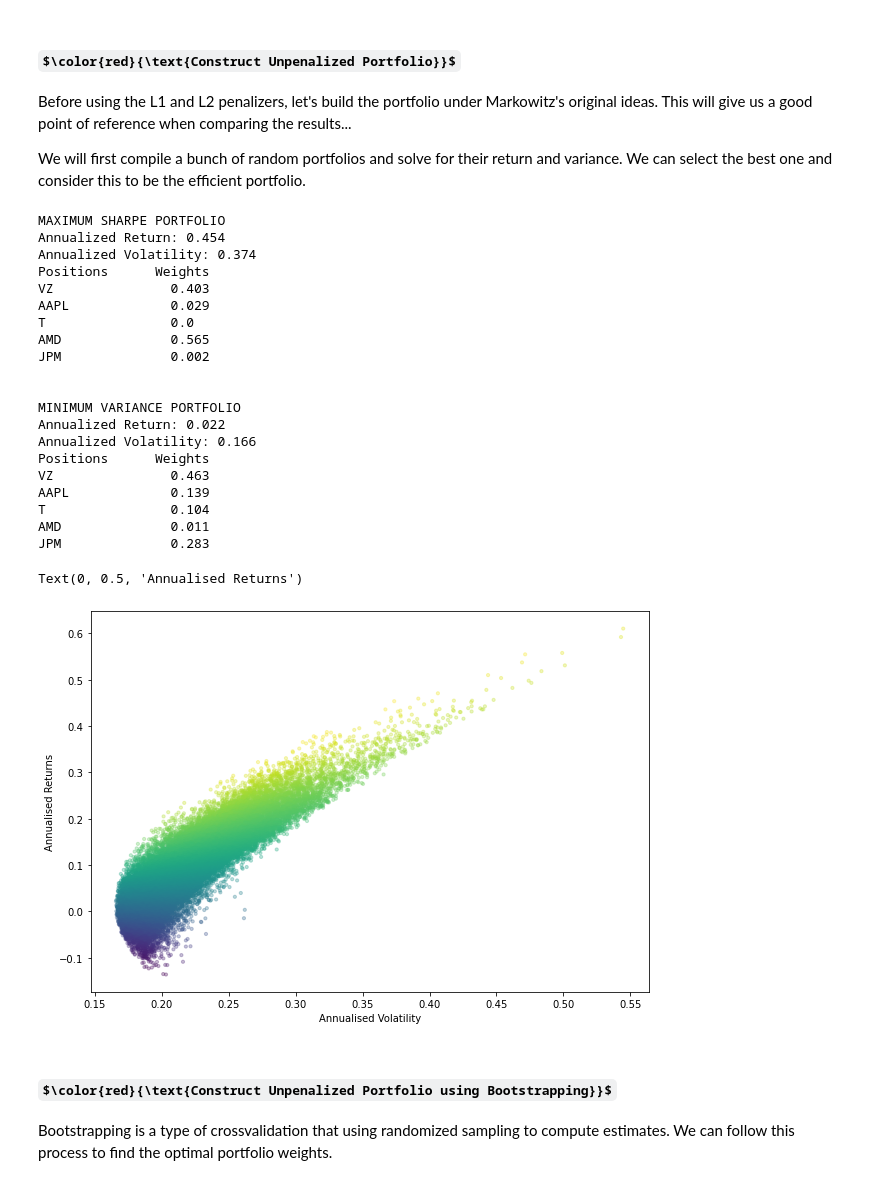
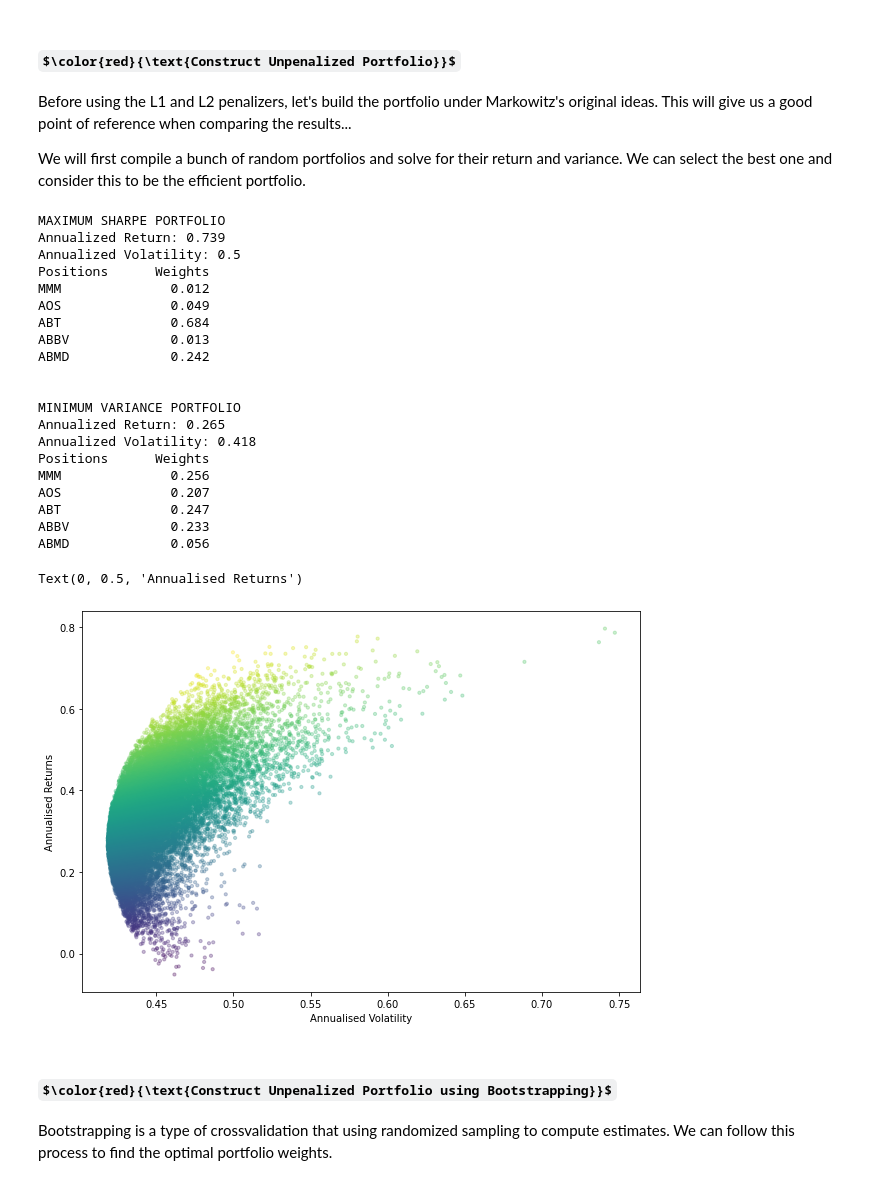
Before and after one commit to jasonbohne123/Split_Bregman_MPT, a Jupyter notebook: PortfolioOptimization.ipynb, the cells around one changed output. Drawn from its saved outputs; the diff is of its cells as text; code cells hidden in the pictures; some formulas as TeX source.

Commit message:
Updated Unpenalized with Out of Sample Results

```diff
--- a/PortfolioOptimization.ipynb
+++ b/PortfolioOptimization.ipynb
@@ -36,17 +36,23 @@ for ticker in positions:
 returns = prices.pct_change(1).iloc[1:, :]
 returns.mean()
 
-
+'''
 prices = pd.read_csv('equity_data_2021.csv')
 prices.set_index('Date', inplace = True)
 prices = prices.fillna(0)
 prices = prices.astype(int)
 
-returns = ((prices / prices.shift(1))-1)
+returns = prices.pct_change(1).iloc[1:, :]
 returns = returns.fillna(0)
-returns = returns.iloc[1:]
+returns = returns.iloc[1:, :5]
+
+frac=0.75
+cutoff=np.floor(frac*len(returns.index)).astype(int)
+returns_train = returns.iloc[:cutoff]
+returns_test = returns.iloc[cutoff:]
+
+
 '''
-
 equity_data=pd.read_csv('equity_data_2021.csv')
 equity_data.index=equity_data['Date']
 equity_data=equity_data.drop(columns=['Date'])
@@ -60,5 +66,11 @@ cutoff=np.floor(frac*len(returns.index)).astype(int)
 returns=returns.iloc[:cutoff]
 returns_test=returns.iloc[cutoff:]
 
+returns = returns.iloc[:, :10]
+'''
+
+positions = list(returns.columns)
+TrainDays = len(returns_train)
+TestDays = len(returns_test)
 returns
 # %% [output]
@@ -154,18 +168,18 @@ Before using the L1 and L2 penalizers, let's build the portfolio under Markowitz
 
 We will first compile a bunch of random portfolios and solve for their return and variance. We can select the best one and consider this to be the efficient portfolio.
 # %%
-def random_portfolios(numPorts, mean_returns, cov, rf):
+def random_portfolios(numPorts, mean_returns, cov, rf, days):
 
-    output = np.zeros((3, numPorts))
+    output = np.zeros((len(mean_returns), numPorts))
     weight_lst = []
     for port in range(numPorts):
 
-        weights = np.random.random(5)
+        weights = np.random.random(len(mean_returns))
         weights = weights / np.sum(weights)
         weight_lst.append(weights)
 
-        returns = np.sum(mean_returns * weights) * 252
-        std = np.sqrt(np.dot(weights.T, np.dot(cov, weights))) * np.sqrt(252)
+        returns = np.sum(mean_returns * weights) * days
+        std = np.sqrt(np.dot(weights.T, np.dot(cov, weights))) * np.sqrt(days)
 
         output[0, port] = std
         output[1, port] = returns
@@ -174,9 +188,7 @@ def random_portfolios(numPorts, mean_returns, cov, rf):
     return output, weight_lst
 
 numPorts = 25000
-mean_returns = returns.mean()
-cov = returns.cov()
-results, weights = random_portfolios(numPorts, mean_returns, cov, rf)
+results, weights = random_portfolios(numPorts, returns_train.mean(), returns_train.cov(), rf, TrainDays)
 
 # Find the portfolio with the largest sharpe
 sharpe_idx = np.argmax(results[2])
@@ -189,48 +201,48 @@ print(f'Annualized Volatility: {np.round(results[0, sharpe_idx], 3)}')
 print('Positions      Weights')
 for i in range(len(positions)):
     print(positions[i] + '\t\t ' + str(np.round(sharpeWeights[i], 3)))
 
 # Find the portfolio with the minimum variance
 std_idx = np.argmin(results[0])
 stdWeights = weights[std_idx].copy()
 
 print('\n')
 print('MINIMUM VARIANCE PORTFOLIO')
 print(f'Annualized Return: {np.round(results[1, std_idx], 3)}')
 print(f'Annualized Volatility: {np.round(results[0, std_idx], 3)}')
 
 print('Positions      Weights')
 for i in range(len(positions)):
     print(positions[i] + '\t\t ' + str(np.round(stdWeights[i], 3)))
 
 # Finally a plot of the portfolios
 plt.figure(figsize = (10, 7))
 plt.scatter(results[0,:], results[1,:], c = results[2,:], marker = 'o', s = 10, alpha = 0.3)
 plt.xlabel('Annualised Volatility')
 plt.ylabel('Annualised Returns')
 # %% [output]
 MAXIMUM SHARPE PORTFOLIO
-Annualized Return: 0.454
-Annualized Volatility: 0.374
+Annualized Return: 0.739
+Annualized Volatility: 0.5
 Positions      Weights
-VZ               0.403
-AAPL             0.029
-T                0.0
-AMD              0.565
-JPM              0.002
+MMM              0.012
+AOS              0.049
+ABT              0.684
+ABBV             0.013
+ABMD             0.242
 
 
 MINIMUM VARIANCE PORTFOLIO
-Annualized Return: 0.022
-Annualized Volatility: 0.166
+Annualized Return: 0.265
+Annualized Volatility: 0.418
 Positions      Weights
-VZ               0.463
-AAPL             0.139
-T                0.104
-AMD              0.011
-JPM              0.283
+MMM              0.256
+AOS              0.207
+ABT              0.247
+ABBV             0.233
+ABMD             0.056
 Text(0, 0.5, 'Annualised Returns')
-[figure, old version]
+[figure, new version]
 # %% [markdown]
 ## $\color{red}{\text{Construct Unpenalized Portfolio using Bootstrapping}}$
 
```
Also changed, not shown: parts of 6 cells of this notebook.
